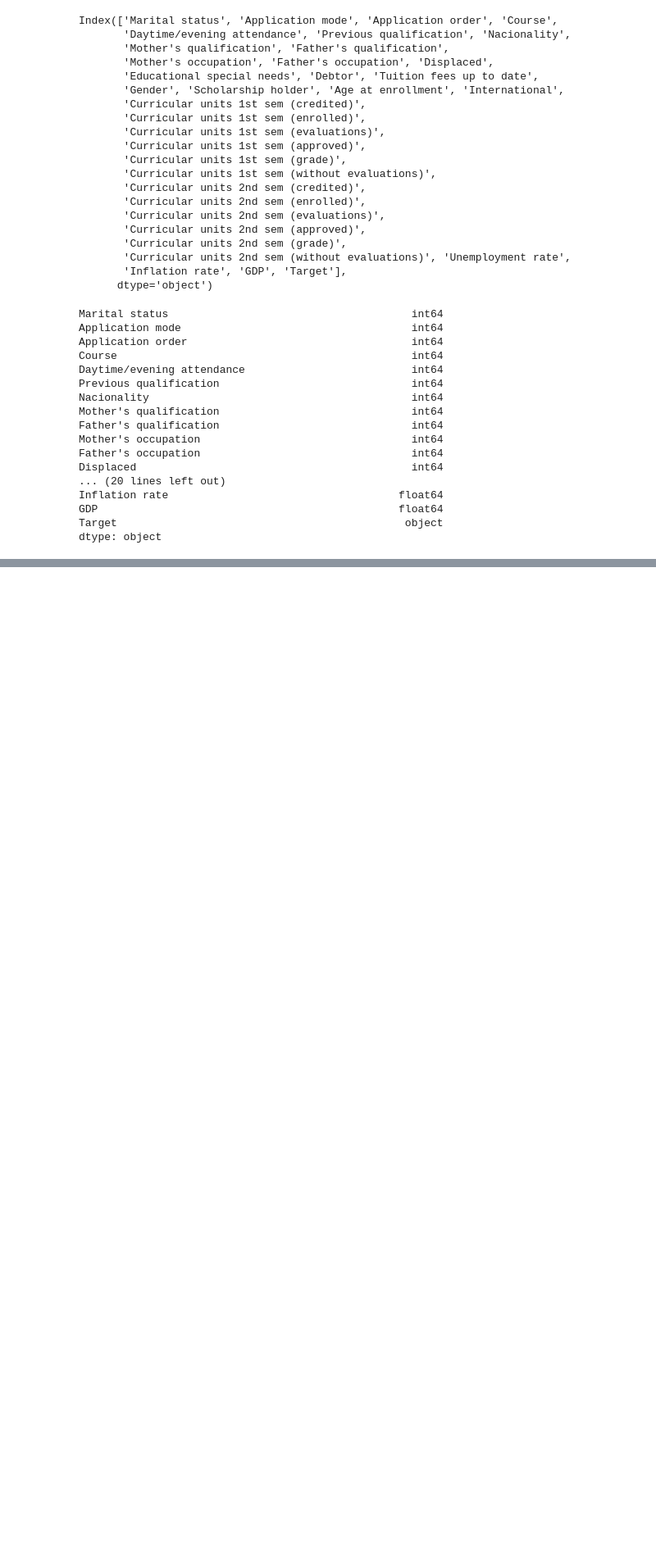
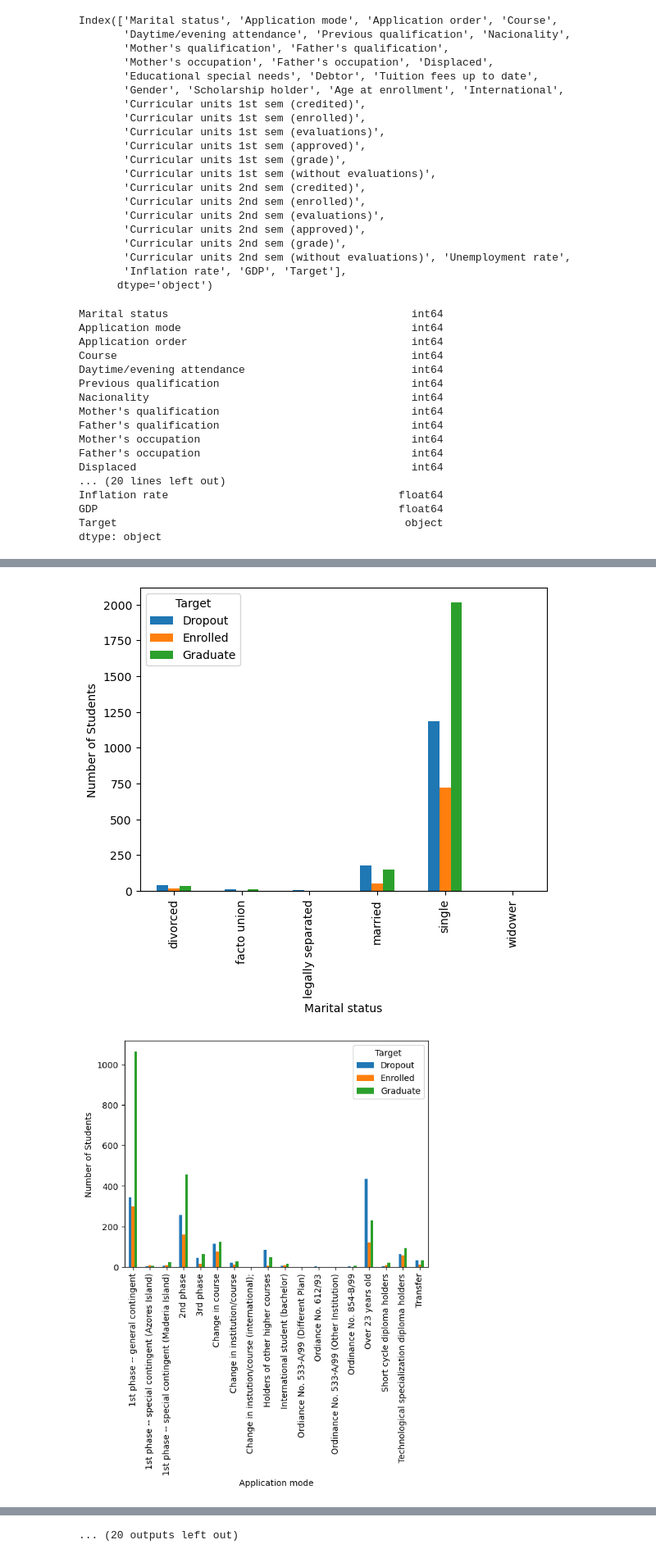
Before and after one commit to dpatteson/Capstone2, a Jupyter notebook: Capstone 2/Data Wrangling Capstone 2 -- Darryl Patteson.ipynb, the cells around one changed output, grey strips where cells are left out. Shown at 82% size. Cells and saved outputs as stored; diff of their text form; code cells hidden in the pictures; blank space fills up the shorter version.

```diff
--- a/Capstone 2/Data Wrangling Capstone 2 -- Darryl Patteson.ipynb
+++ b/Capstone 2/Data Wrangling Capstone 2 -- Darryl Patteson.ipynb
@@ -205,0 +321,10 @@ data.index.nunique()
+# %%
+#visualize the column comparison to target data point
+for col in data.columns:
+    if col != 'Target':
+        dfu = data.groupby(col)['Target'].value_counts().unstack()
+        ax = dfu.plot(kind='bar', xlabel=col, ylabel='Number of Students')
+        plt.show()
+# %% [output]
+[figure, added]
+[figure, added]
@@ -206,2 +341,3 @@ data.index.nunique()
+... (20 outputs left out)
 # %%
 #save new data set as csv
```
Also changed, not shown: parts of 26 cells of this notebook, 1 other file.
